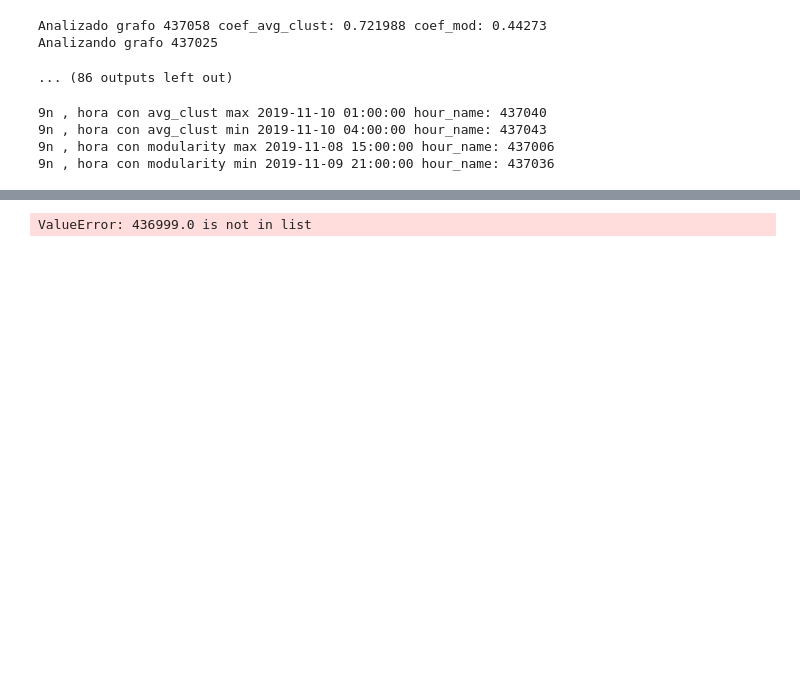
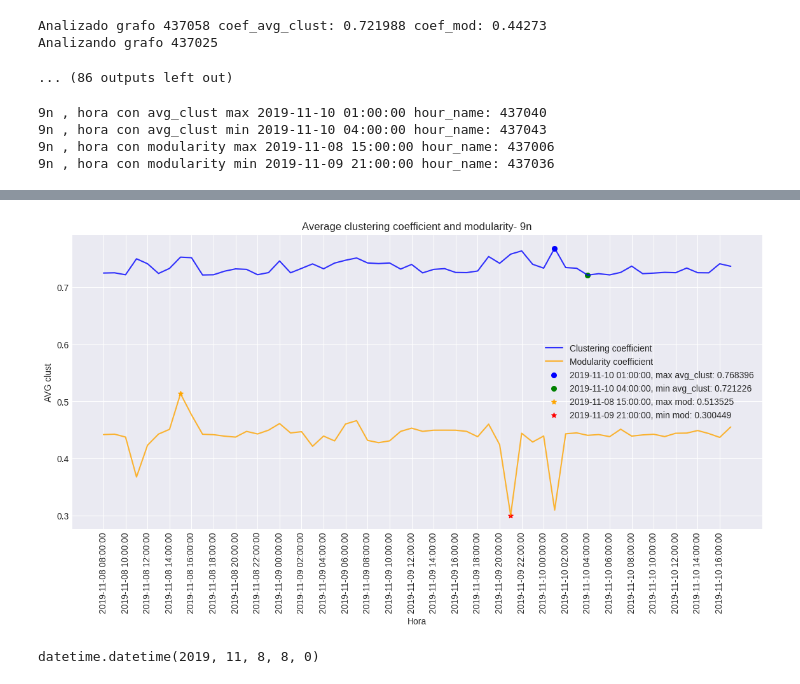
Before and after one commit to Manusua/Social_Manifestations_Fractal, a Jupyter notebook: clust_time.ipynb, the cells around one changed output, grey strips where cells are left out. Cells and saved outputs as stored; diff of their text form; code cells hidden in the pictures; blank space fills up the shorter version.

Commit message:
plot modularity and clust

```diff
--- a/clust_time.ipynb
+++ b/clust_time.ipynb
@@ -6,8 +6,7 @@ import tqdm as tqdm
 import matplotlib.pyplot as plt
 # %%
 path = "graphs/nodes_hashtag/"
-MANIFESTACION = "9n"
-if MANIFESTACION is "9n":
+MANIFESTACION = "nat"
 # %%
 direct = path + MANIFESTACION + '/'
 arr_clust = []
@@ -75,45 +74,45 @@ print(hour_sort)
 if MANIFESTACION == "9n":
         fecha=str(int(437038))
         index_fecha=hour_sort.index(fecha)
-        init=1573196400/3600
-        index_fecha=hour_sort.index(init)
-        end=1573405200/3600
+        init=str(int(1573196400/3600))
+        index_init=hour_sort.index(init)
+        end=str(int(1573405200/3600))
         index_end=hour_sort.index(end)
 else:
-        fecha=429624
+        fecha=str(int(429624))
         index_fecha=hour_sort.index(fecha)
-        init=1546297200/3600
+        init=str(int(1546297200/3600))
         index_init=hour_sort.index(init)
-        end=1546902000/3600
+        end=str(int(1546902000/3600))
         index_end=hour_sort.index(end)
 print("Fecha identificada en paper para", MANIFESTACION, datetime.datetime.fromtimestamp(int(fecha)*3600))
-print("Fecha iniial en paper", dt_sort_arr[index_init], ", fecha final en paper", dt_sort_arr[index_end])
+print("Fecha inicial en paper", dt_sort_arr[index_init], ", fecha final en paper", dt_sort_arr[index_end])
 plt.figure(figsize=(14,6))
 plt.style.use('seaborn-v0_8-darkgrid')
 
 
 
-plt.plot(dt_sort_arr, clust_sort, alpha=0.8, c="blue", label="Clustering coefficient")
-plt.plot(dt_sort_arr, mod_sort, alpha=0.8, c="orange", label="Modularity coefficient")
+plt.plot(dt_sort_arr[index_init:index_end], clust_sort[index_init:index_end], alpha=0.8, c="blue", label="Clustering coefficient")
+plt.plot(dt_sort_arr[index_init:index_end], mod_sort[index_init:index_end], alpha=0.8, c="orange", label="Modularity coefficient")
 
-name_max_clust = str(dt_sort_arr[clust_sort.index(max(clust_sort))]) + ", max avg_clust: " + str(round(max(clust_sort), 6))
-name_min_clust  = str(dt_sort_arr[clust_sort.index(min(clust_sort))]) + ", min avg_clust: " + str(round(min(clust_sort), 6))
-plt.scatter(dt_sort_arr[clust_sort.index(max(clust_sort))], max(clust_sort), s=30, c="blue", marker="o", label = name_max_clust)
-plt.scatter(dt_sort_arr[clust_sort.index(min(clust_sort))], min(clust_sort), s=30, c="green", marker="o", label = name_min_clust)
+name_max_clust = str(dt_sort_arr[index_init:index_end][clust_sort[index_init:index_end].index(max(clust_sort[index_init:index_end]))]) + ", max avg_clust: " + str(round(max(clust_sort[index_init:index_end]), 6))
+name_min_clust  = str(dt_sort_arr[index_init:index_end][clust_sort[index_init:index_end].index(min(clust_sort[index_init:index_end]))]) + ", min avg_clust: " + str(round(min(clust_sort[index_init:index_end]), 6))
+plt.scatter(dt_sort_arr[index_init:index_end][clust_sort[index_init:index_end].index(max(clust_sort[index_init:index_end]))], max(clust_sort[index_init:index_end]), s=30, c="blue", marker="o", label = name_max_clust)
+plt.scatter(dt_sort_arr[index_init:index_end][clust_sort[index_init:index_end].index(min(clust_sort[index_init:index_end]))], min(clust_sort[index_init:index_end]), s=30, c="green", marker="o", label = name_min_clust)
 
-name_max_mod = str(dt_sort_arr[mod_sort.index(max(mod_sort))]) + ", max mod: " + str(round(max(mod_sort), 6))
-name_min_mod  = str(dt_sort_arr[mod_sort.index(min(mod_sort))]) + ", min mod: " + str(round(min(mod_sort), 6))
-plt.scatter(dt_sort_arr[mod_sort.index(max(mod_sort))], max(mod_sort), s=30, c="orange", marker="*", label = name_max_mod)
-plt.scatter(dt_sort_arr[mod_sort.index(min(mod_sort))], min(mod_sort), s=30, c="red", marker="*", label = name_min_mod)
+name_max_mod = str(dt_sort_arr[index_init:index_end][mod_sort[index_init:index_end].index(max(mod_sort[index_init:index_end]))]) + ", max mod: " + str(round(max(mod_sort[index_init:index_end]), 6))
+name_min_mod  = str(dt_sort_arr[index_init:index_end][mod_sort[index_init:index_end].index(min(mod_sort[index_init:index_end]))]) + ", min mod: " + str(round(min(mod_sort[index_init:index_end]), 6))
+plt.scatter(dt_sort_arr[index_init:index_end][mod_sort[index_init:index_end].index(max(mod_sort[index_init:index_end]))], max(mod_sort[index_init:index_end]), s=30, c="orange", marker="*", label = name_max_mod)
+plt.scatter(dt_sort_arr[index_init:index_end][mod_sort[index_init:index_end].index(min(mod_sort[index_init:index_end]))], min(mod_sort[index_init:index_end]), s=30, c="red", marker="*", label = name_min_mod)
         #plt.plot(points[0], points[1], alpha=alpha, label="K_T = " + str(arr_kt_plot[index]))
 plt.xlabel("Hora")
 plt.ylabel("AVG clust")
-plt.xticks(dt_sort_arr[::4], labels=dt_sort_arr[::4])
+plt.xticks(dt_sort_arr[index_init:index_end][::2], labels=dt_sort_arr[index_init:index_end][::2])
 plt.xticks(rotation=90)
 plt.title("Average clustering coefficient and modularity- " + MANIFESTACION)
 plt.legend()
 
-plt.savefig("avg_clust_mod_" + MANIFESTACION)
+plt.savefig("paper_avg_clust_mod_" + MANIFESTACION)
 
 plt.show()
 # %% [output]
@@ -121 +122,5 @@ plt.show()
-ValueError: 436999.0 is not in list
+[figure, added]
+# %%
+dt_sort_arr[index_init]
+# %% [output]
+datetime.datetime(2019, 11, 8, 8, 0)
```
Also changed, not shown: parts of 1 cell of this notebook, 1 other file.
